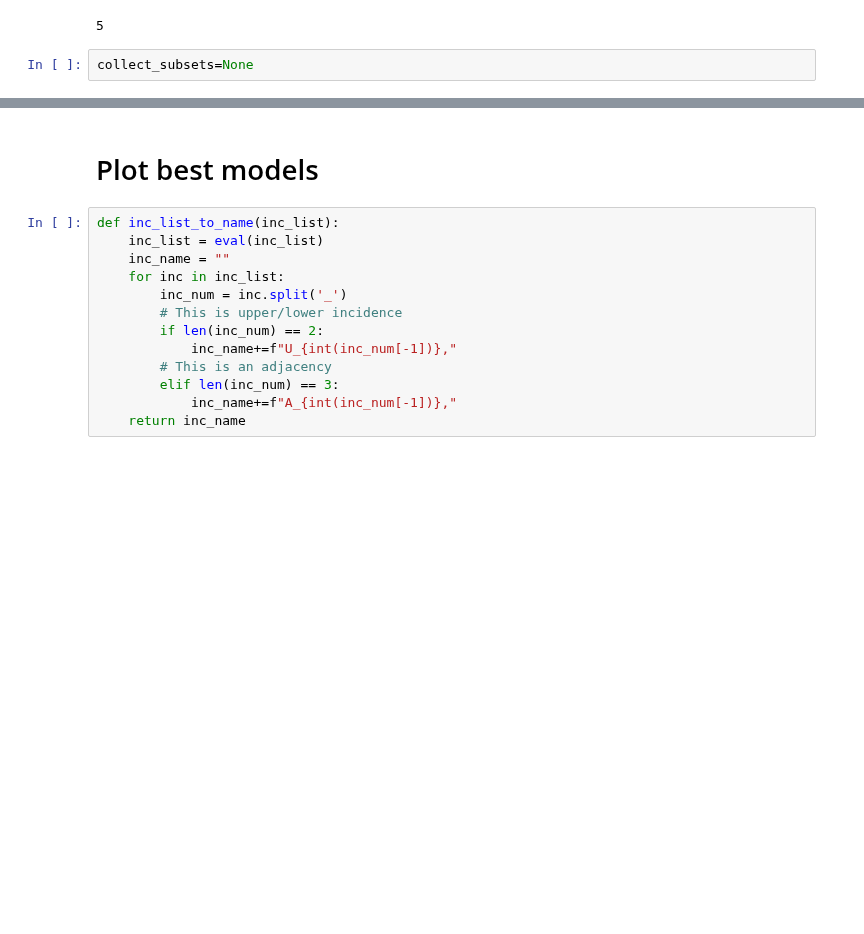
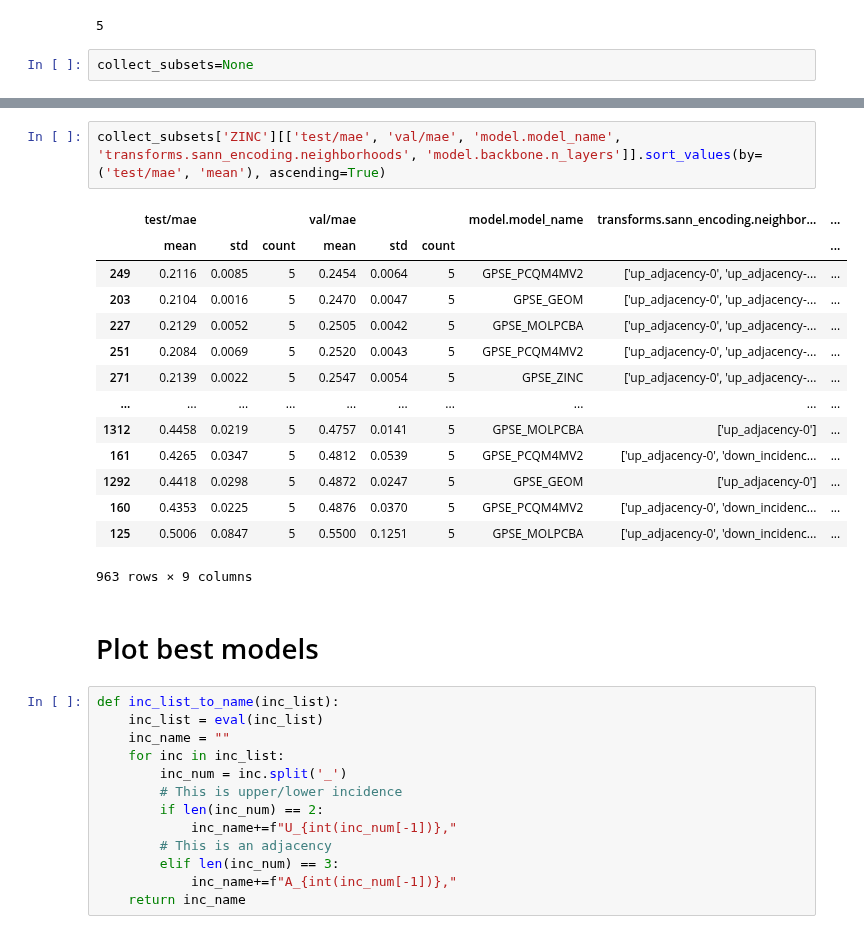
Before and after one commit to geometric-intelligence/TopoBench, a Jupyter notebook: result_processing.ipynb, the cells around one changed output, grey strips where cells are left out. Saved outputs shown, nothing was run; the diff lists cells and outputs as text; blank space fills up the shorter version.

```diff
--- a/result_processing.ipynb
+++ b/result_processing.ipynb
@@ -431,3 +453,20 @@ collect_subsets['PROTEINS'][['test/accuracy', 'val/accuracy', 'model.model_name'
+# %%
+collect_subsets['ZINC'][['test/mae', 'val/mae', 'model.model_name', 'transforms.sann_encoding.neighborhoods', 'model.backbone.n_layers']].sort_values(by=('test/mae', 'mean'), ascending=True)
+# %% [output]
+|  | test/mae |  |  | val/mae |  |  | model.model_name | transforms.sann_encoding.neighbor... | ... |
+|  | mean | std | count | mean | std | count |  |  | ... |
+| 249 | 0.2116 | 0.0085 | 5 | 0.2454 | 0.0064 | 5 | GPSE_PCQM4MV2 | ['up_adjacency-0', 'up_adjacency-... | ... |
+| 203 | 0.2104 | 0.0016 | 5 | 0.2470 | 0.0047 | 5 | GPSE_GEOM | ['up_adjacency-0', 'up_adjacency-... | ... |
+| 227 | 0.2129 | 0.0052 | 5 | 0.2505 | 0.0042 | 5 | GPSE_MOLPCBA | ['up_adjacency-0', 'up_adjacency-... | ... |
+| 251 | 0.2084 | 0.0069 | 5 | 0.2520 | 0.0043 | 5 | GPSE_PCQM4MV2 | ['up_adjacency-0', 'up_adjacency-... | ... |
+| 271 | 0.2139 | 0.0022 | 5 | 0.2547 | 0.0054 | 5 | GPSE_ZINC | ['up_adjacency-0', 'up_adjacency-... | ... |
+| ... | ... | ... | ... | ... | ... | ... | ... | ... | ... |
+| 1312 | 0.4458 | 0.0219 | 5 | 0.4757 | 0.0141 | 5 | GPSE_MOLPCBA | ['up_adjacency-0'] | ... |
+| 161 | 0.4265 | 0.0347 | 5 | 0.4812 | 0.0539 | 5 | GPSE_PCQM4MV2 | ['up_adjacency-0', 'down_incidenc... | ... |
+| 1292 | 0.4418 | 0.0298 | 5 | 0.4872 | 0.0247 | 5 | GPSE_GEOM | ['up_adjacency-0'] | ... |
+| 160 | 0.4353 | 0.0225 | 5 | 0.4876 | 0.0370 | 5 | GPSE_PCQM4MV2 | ['up_adjacency-0', 'down_incidenc... | ... |
+| 125 | 0.5006 | 0.0847 | 5 | 0.5500 | 0.1251 | 5 | GPSE_MOLPCBA | ['up_adjacency-0', 'down_incidenc... | ... |
+963 rows × 9 columns
 # %% [markdown]
 # Plot best models
 # %%
```
Also changed, not shown: parts of 6 cells of this notebook.
